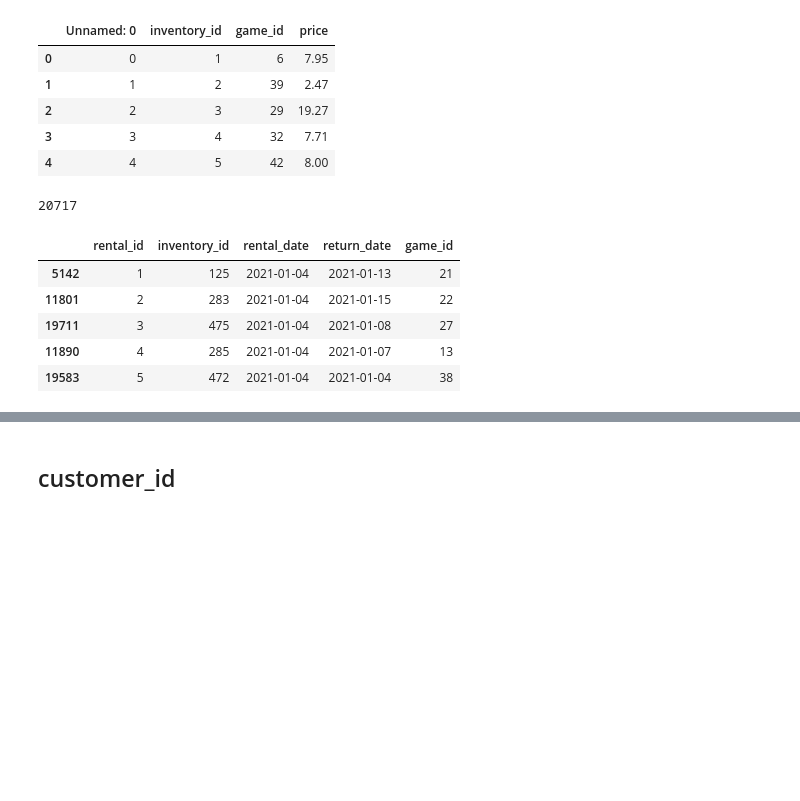
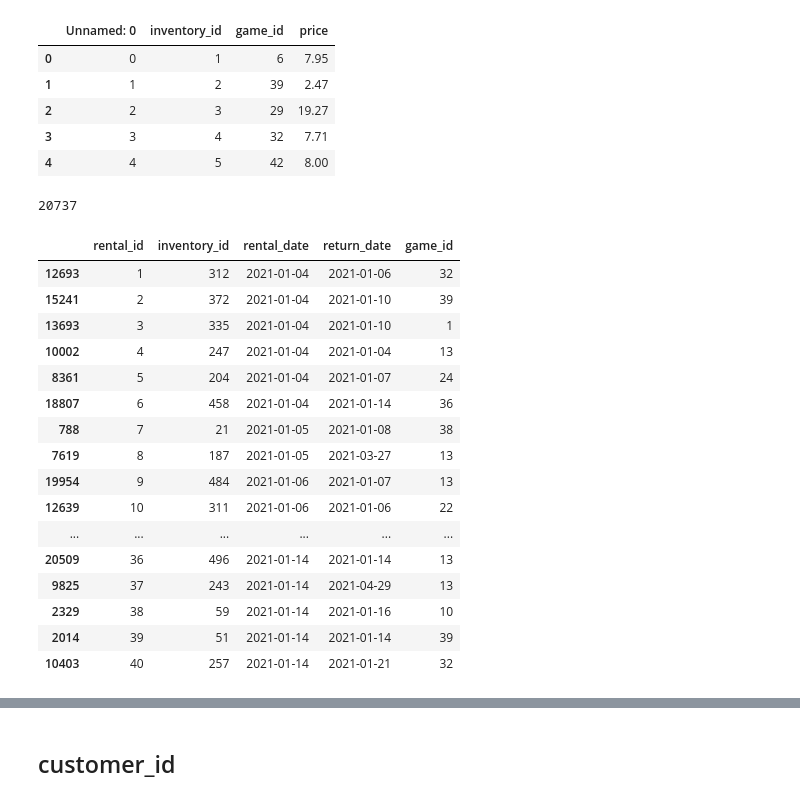
Before and after one commit to Staszek15/store-database, a Jupyter notebook: rental.ipynb, the cells around one changed output, grey strips where cells are left out. Drawn from its saved outputs; the diff is of its cells as text; code cells hidden in the pictures; blank space fills up the shorter version.

```diff
--- a/rental.ipynb
+++ b/rental.ipynb
@@ -53,17 +53,20 @@ np.random.seed(42)
     # 7. w swieta sklep zamykamy
     # 8. kazdy dzien spoznienia w oddaniu (max tydzien) to + 1/10 ceny wypozyczenia
 # %%
-def days_from_last_rent():
-    possible_days = [0, np.random.randint(1,9), np.random.randint(9,26), np.random.randint(26,61),
-                     np.random.randint(61, 121)]
-    prob = [0.1, 0.45, 0.35, 0.09, 0.01]
+def days_from_last_rent(date):
+    diff_date = (date - datetime.date(2021, 1, 4)).days
+    x = 0.6 / (1+np.e**(-0.01005*(diff_date-300)))
+    possible_days = [0, np.random.randint(1,9), np.random.randint(10,21), np.random.randint(22,41),
+                     np.random.randint(42, 120)]
+    prob = [0.02, x, 0.75-3*x/4, 0.22-x/4, 0.01]
+
     return int(np.random.choice(possible_days, p = prob))
 # %%
 # 0 bo moga przyjsc pograc na miejscu i od razu oddac
 def rent_days():
     possible_days = [0, np.random.randint(1,8), np.random.randint(8,14), np.random.randint(15,31),
                      np.random.randint(31, 61), np.random.randint(61, 121), np.random.randint(121, 672)]
-    prob = [0.3, 0.4, 0.2, 0.05, 0.03, 0.017, 0.003]
+    prob = [0.2, 0.5, 0.2, 0.05, 0.03, 0.017, 0.003]
     return int(np.random.choice(possible_days, p = prob))
 # %%
 inventory_id = inventory_rent['inventory_id']
@@ -75,7 +78,7 @@ def create_rental():
         #rental_date = datetime.date(2021, 1, 4)
 
         while return_date < datetime.date(2023, 6, 15):
-            rental_date = return_date +  datetime.timedelta(days = days_from_last_rent())
+            rental_date = return_date +  datetime.timedelta(days = days_from_last_rent(return_date))
             return_date = rental_date + datetime.timedelta(days = rent_days())
             if rental_date <= datetime.date(2023, 6, 15):
                 if return_date > datetime.date(2023, 6, 15):
@@ -98,17 +101,28 @@ rental = rental.sort_values(by='rental_date')
 n_id = len(rental)
 n_id
 # %% [output]
-20717
+20737
 # %%
 rental['rental_id'] = np.arange(1, n_id+1)
 rental = rental.iloc[:,[4,0,1,2,3]]
 # %%
-rental.head()
+rental.head(n=40)
 # %% [output]
 |  | rental_id | inventory_id | rental_date | return_date | game_id |
-| 5142 | 1 | 125 | 2021-01-04 | 2021-01-13 | 21 |
-| 11801 | 2 | 283 | 2021-01-04 | 2021-01-15 | 22 |
-| 19711 | 3 | 475 | 2021-01-04 | 2021-01-08 | 27 |
-| 11890 | 4 | 285 | 2021-01-04 | 2021-01-07 | 13 |
-| 19583 | 5 | 472 | 2021-01-04 | 2021-01-04 | 38 |
+| 12693 | 1 | 312 | 2021-01-04 | 2021-01-06 | 32 |
+| 15241 | 2 | 372 | 2021-01-04 | 2021-01-10 | 39 |
+| 13693 | 3 | 335 | 2021-01-04 | 2021-01-10 | 1 |
+| 10002 | 4 | 247 | 2021-01-04 | 2021-01-04 | 13 |
+| 8361 | 5 | 204 | 2021-01-04 | 2021-01-07 | 24 |
+| 18807 | 6 | 458 | 2021-01-04 | 2021-01-14 | 36 |
+| 788 | 7 | 21 | 2021-01-05 | 2021-01-08 | 38 |
+| 7619 | 8 | 187 | 2021-01-05 | 2021-03-27 | 13 |
+| 19954 | 9 | 484 | 2021-01-06 | 2021-01-07 | 13 |
+| 12639 | 10 | 311 | 2021-01-06 | 2021-01-06 | 22 |
+| ... | ... | ... | ... | ... | ... |
+| 20509 | 36 | 496 | 2021-01-14 | 2021-01-14 | 13 |
+| 9825 | 37 | 243 | 2021-01-14 | 2021-04-29 | 13 |
+| 2329 | 38 | 59 | 2021-01-14 | 2021-01-16 | 10 |
+| 2014 | 39 | 51 | 2021-01-14 | 2021-01-14 | 39 |
+| 10403 | 40 | 257 | 2021-01-14 | 2021-01-21 | 32 |
 # %%
```
Also changed, not shown: parts of 8 cells of this notebook.
